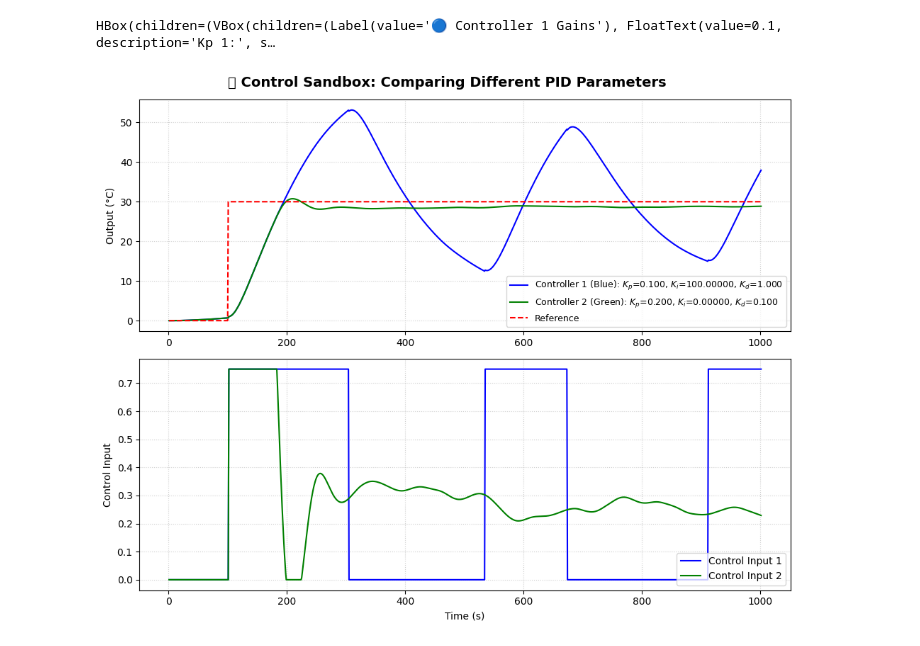
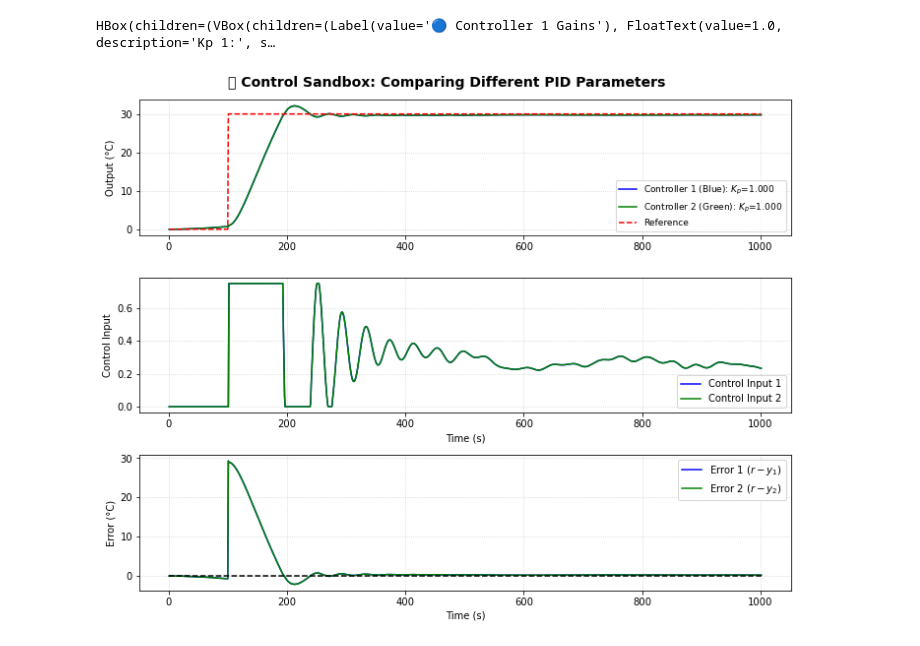
Before and after one commit to AlasMac/TCLab-Python-Resources, a Jupyter notebook: ARX_Sim.ipynb, the cells around one changed output. Cells and saved outputs as stored; diff of their text form; code cells hidden in the pictures.

Commit message:
Changed Simulation to Proportional ONLY

```diff
--- a/ARX_Sim.ipynb
+++ b/ARX_Sim.ipynb
@@ -1,7 +1,5 @@
 # %%
-#@title Press Run
-# Cell 1: PID Simulation Tuner Setup and GUI Display
-# Metadata changed
+# Proportional Gain Simulation with Interactive Tuner.
 
 from IPython.display import display, Javascript, clear_output
 import numpy as np
@@ -87,18 +85,20 @@ def setup_pid_tuner_and_run():
             ut[i + 1] = (Kp * err[i] + Ki * integral_err + Kd * (alpha * d_err / dt + (1 - alpha) * d_err))
             ut[i + 1] = np.clip(ut[i + 1], 0, u_thresh)
 
-        return y[: -L], ut[: -L], t
+        return y[: -L], ut[: -L], err[:-L],  t
 
-    def plot_sandbox(t, y, u, t2, y2, u2, r, Kp1, Ki1, Kd1, Kp2, Ki2, Kd2):
+    def plot_sandbox(t, y, u, e1, t2, y2, u2, e2, r, Kp1, Ki1, Kd1, Kp2, Ki2, Kd2):
         """Plots the results of the two simulations for comparison."""
         try: plt.close('all')
         except: pass
 
-        fig, axes = plt.subplots(2, 1, figsize=(10, 8))
+        fig, axes = plt.subplots(3, 1, figsize=(10, 8))
         fig.suptitle('🌡️ Control Sandbox: Comparing Different PID Parameters', fontsize=14, fontweight='bold')
 
-        label1 = f'Controller 1 (Blue): $K_p$={Kp1:.3f}, $K_i$={Ki1:.5f}, $K_d$={Kd1:.3f}'
-        label2 = f'Controller 2 (Green): $K_p$={Kp2:.3f}, $K_i$={Ki2:.5f}, $K_d$={Kd2:.3f}'
+        label1 = f'Controller 1 (Blue): $K_p$={Kp1:.3f}'
+        label2 = f'Controller 2 (Green): $K_p$={Kp2:.3f}'
+        # label1 = f'Controller 1 (Blue): $K_p$={Kp1:.3f}, $K_i$={Ki1:.5f}, $K_d$={Kd1:.3f}'
+        # label2 = f'Controller 2 (Green): $K_p$={Kp2:.3f}, $K_i$={Ki2:.5f}, $K_d$={Kd2:.3f}'
 
         axes[0].plot(t, y, 'b', label=label1)
         axes[0].plot(t2, y2, 'g', label=label2)
@@ -114,14 +114,23 @@ def setup_pid_tuner_and_run():
         axes[1].legend(loc='lower right')
         axes[1].grid(True, linestyle=':', alpha=0.6)
 
+        # --- Subplot 3: Error Signal ---
+        axes[2].plot(t, e1, 'b', label='Error 1 ($r-y_1$)')
+        axes[2].plot(t2, e2, 'g', label='Error 2 ($r-y_2$)')
+        axes[2].plot(t, np.zeros_like(t), 'k--') # Zero line for error
+        axes[2].set_ylabel('Error (°C)')
+        axes[2].set_xlabel('Time (s)')
+        axes[2].legend(loc='upper right')
+        axes[2].grid(True, linestyle=':', alpha=0.6)
+
         plt.tight_layout()
         plt.show()
 
     # --- 3. INTERACTIVE LOGIC AND GUI SETUP ---
 
     # Define initial widget values
-    Kp1_default, Ki1_default, Kd1_default = 0.1, 0.0003, 0.25
-    Kp2_default, Ki2_default, Kd2_default = 0.2, 0.0, 0.1
+    Kp1_default, Ki1_default, Kd1_default = 0, 0, 0
+    Kp2_default, Ki2_default, Kd2_default = 0, 0, 0
 
     # Setup Widgets
     style = {'description_width': 'initial', 'handle_color': 'lightblue'}
@@ -145,12 +154,11 @@ def setup_pid_tuner_and_run():
         try:
             params = system_params
             # Run simulations
-            y1, u1, t1 = ARX_Sim_PID(params['A'], params['B'], params['k'], Kp1, Ki1, Kd1, params['r'], 0, params['sigma'], params['N'], params['y0'], params['u_thresh'])
-            y2, u2, t2 = ARX_Sim_PID(params['A'], params['B'], params['k'], Kp2, Ki2, Kd2, params['r'], 0, params['sigma'], params['N'], params['y0'], params['u_thresh'])
+            y1, u1, e1, t1 = ARX_Sim_PID(params['A'], params['B'], params['k'], Kp1, Ki1, Kd1, params['r'], 0, params['sigma'], params['N'], params['y0'], params['u_thresh'])
+            y2, u2, e2, t2 = ARX_Sim_PID(params['A'], params['B'], params['k'], Kp2, Ki2, Kd2, params['r'], 0, params['sigma'], params['N'], params['y0'], params['u_thresh'])
 
             # Plot results
-            plot_sandbox(t1, y1, u1, t2, y2, u2, params['r'], Kp1, Ki1, Kd1, Kp2, Ki2, Kd2)
-
+            plot_sandbox(t1, y1, u1, e1, t2, y2, u2, e2, params['r'], Kp1, Ki1, Kd1, Kp2, Ki2, Kd2)
         except Exception as e:
             print(f"Error during simulation: {e}")
 
@@ -162,37 +170,42 @@ def setup_pid_tuner_and_run():
 
     # Layout organization
     ctrl1_label = widgets.Label(value="🔵 Controller 1 Gains")
-    ctrl1_box = widgets.VBox([ctrl1_label, Kp1_widget, Ki1_widget, Kd1_widget])
+    ctrl1_box = widgets.VBox([ctrl1_label, Kp1_widget])
     ctrl2_label = widgets.Label(value="🟢 Controller 2 Gains")
-    ctrl2_box = widgets.VBox([ctrl2_label, Kp2_widget, Ki2_widget, Kd2_widget])
+    ctrl2_box = widgets.VBox([ctrl2_label, Kp2_widget])
+
+    # ctrl1_label = widgets.Label(value="🔵 Controller 1 Gains")
+    # ctrl1_box = widgets.VBox([ctrl1_label, Kp1_widget, Ki1_widget, Kd1_widget])
+    # ctrl2_label = widgets.Label(value="🟢 Controller 2 Gains")
+    # ctrl2_box = widgets.VBox([ctrl2_label, Kp2_widget, Ki2_widget, Kd2_widget])
 
     input_box = widgets.HBox([ctrl1_box, widgets.VBox([widgets.Label(value=''), button]) , ctrl2_box],
                              layout=widgets.Layout(justify_content='space-around'))
 
     return input_box
 
 
 # --- FINAL FUNCTION CALLS (Minimal code visible to the user) ---
 
 # Run the entire setup function
 main_input_box = setup_pid_tuner_and_run()
 
 if main_input_box:
     # 1. Display the GUI
     print("Adjust the controller gains below and press the button to compare the results.")
     display(main_input_box)
 
     # 2. Hide the entire code cell input area using JavaScript
     # This targets the currently running cell to collapse its code input
     display(Javascript("""
       var cells = Jupyter.notebook.get_cells();
       var current_cell_index = cells.indexOf(Jupyter.notebook.get_selected_cell());
       var target_cell = cells[current_cell_index];
 
       if (target_cell) {
         target_cell.collapse_input();
       }
     """))
 # %% [output]
-HBox(children=(VBox(children=(Label(value='🔵 Controller 1 Gains'), FloatText(value=0.1, description='Kp 1:', s…
+HBox(children=(VBox(children=(Label(value='🔵 Controller 1 Gains'), FloatText(value=1.0, description='Kp 1:', s…
-[figure, old version]
+[figure, new version]
```
